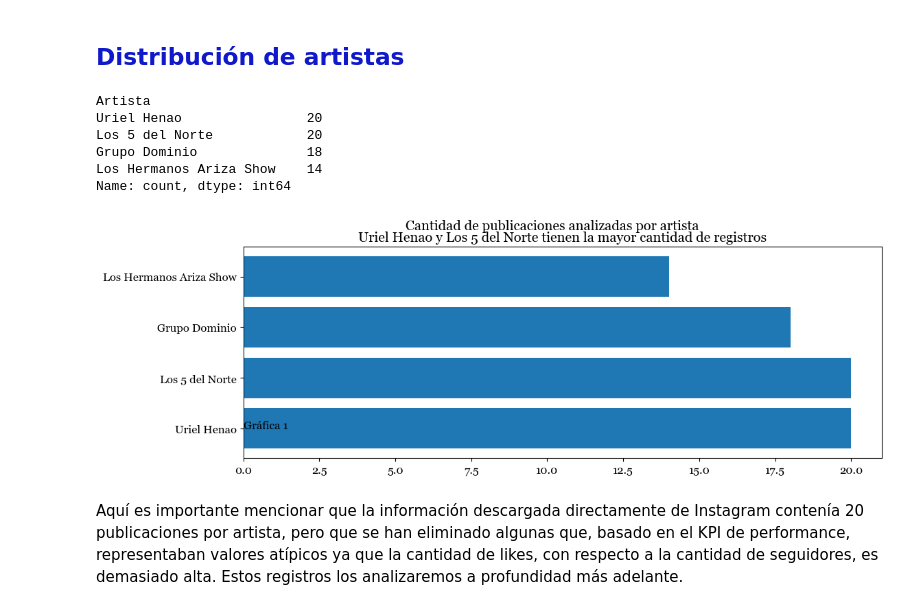
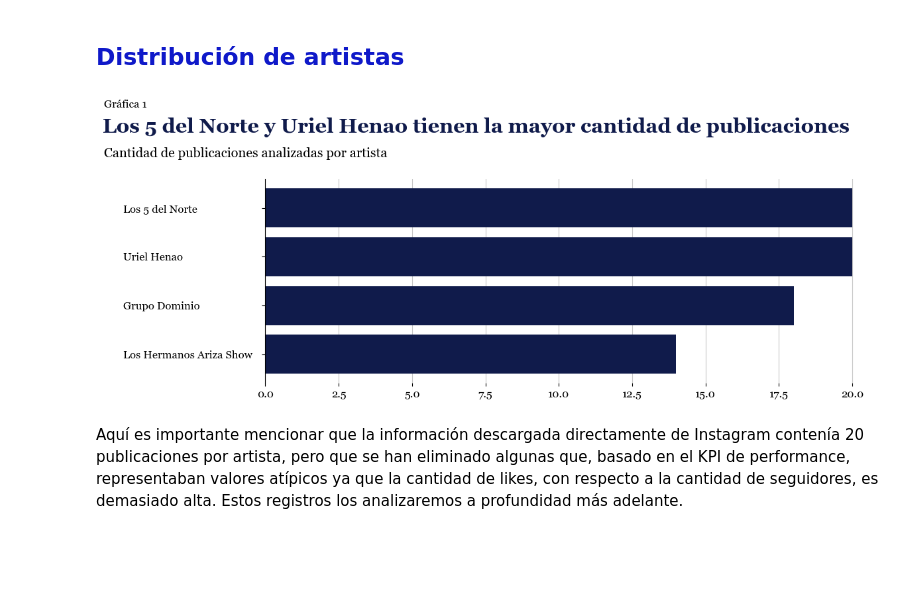
Before and after one commit to juanramosdataexpert/Norte-oInsights, a Jupyter notebook: Notebooks/analysis.ipynb, the cells around one changed output. Saved outputs shown, nothing was run; the diff lists cells and outputs as text; code cells hidden in the pictures; blank space fills up the shorter version.

```diff
--- a/Notebooks/analysis.ipynb
+++ b/Notebooks/analysis.ipynb
@@ -113,24 +118,30 @@ rows_by_artist = norteno['Artista'].value_counts()
-# %%
-rows_by_artist
-# %% [output]
-Artista
-Uriel Henao                20
-Los 5 del Norte            20
-Grupo Dominio              18
-Los Hermanos Ariza Show    14
-Name: count, dtype: int64
 # %%
+# Encontrar la cantidad de registros por artista
+rows_by_artist = norteno['Artista'].value_counts() \
+    .sort_values()
+
 # Graficar la cantidad de registros por artista
-plt.figure(figsize=[12, 4])
-plt.text(x=0, y=0,
+fig, ax = plt.subplots(figsize=[12, 4])
+plt.text(x=-5.5, y=5.06,
          s='Gráfica 1')
-plt.title('Uriel Henao y Los 5 del Norte tienen la mayor cantidad de registros')
-plt.suptitle('Cantidad de publicaciones analizadas por artista')
+plt.title('Los 5 del Norte y Uriel Henao tienen la mayor cantidad de publicaciones',
+          weight='bold', size=22,
+          x=0.342, y=1.2, color=juan_colors[0])
+plt.suptitle('Cantidad de publicaciones analizadas por artista',
+             x=0.10, y=1)
 plt.barh(y=rows_by_artist.index,
-         width=rows_by_artist)
+         width=rows_by_artist,
+         color=juan_colors[0],
+         zorder=2)
+ax.set_yticklabels(rows_by_artist.index,
+                   ha='left',
+                   x=-.22)
+plt.grid(axis='x', alpha=0.7,
+         zorder=1)
+ax.spines[['top', 'bottom', 'right']].set_visible(False)
 plt.show()
 # %% [output]
-[figure, old version]
+[figure, new version]
 # %% [markdown]
 Aquí es importante mencionar que la información descargada directamente de Instagram contenía 20 publicaciones por artista, pero que se han eliminado algunas que, basado en el KPI de performance, representaban valores atípicos ya que la cantidad de likes, con respecto a la cantidad de seguidores, es demasiado alta. Estos registros los analizaremos a profundidad más adelante.
 # %% [markdown]
```
Also changed, not shown: parts of 60 cells of this notebook.
